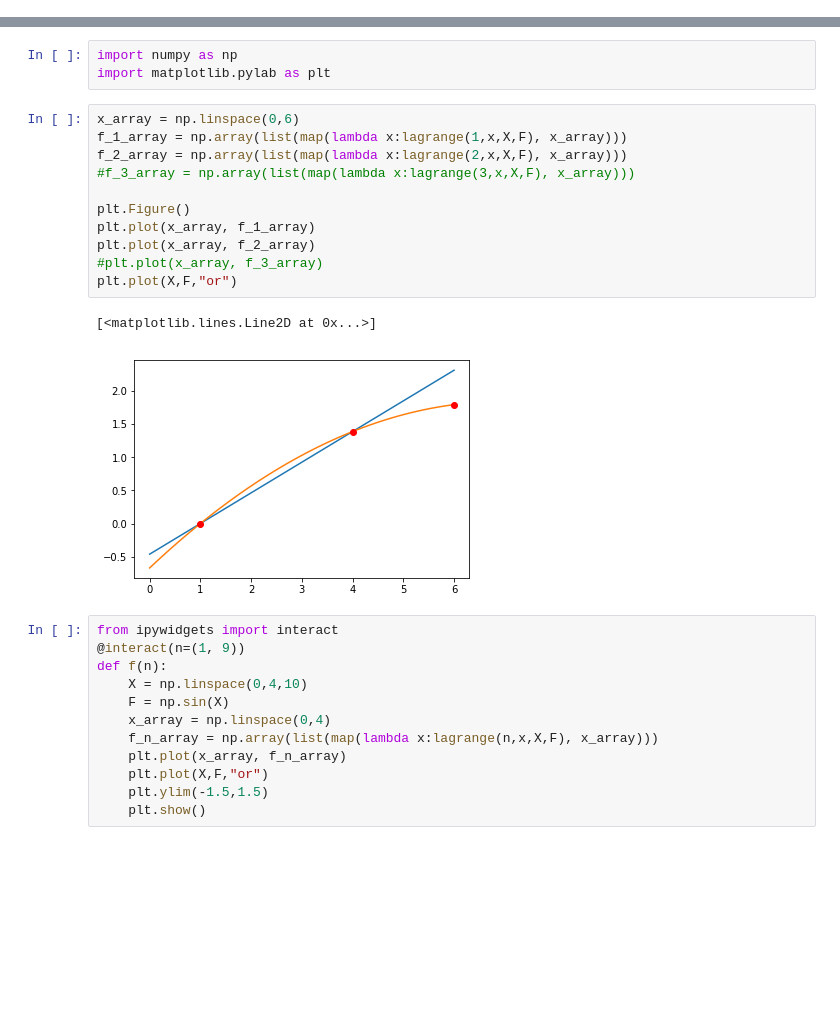
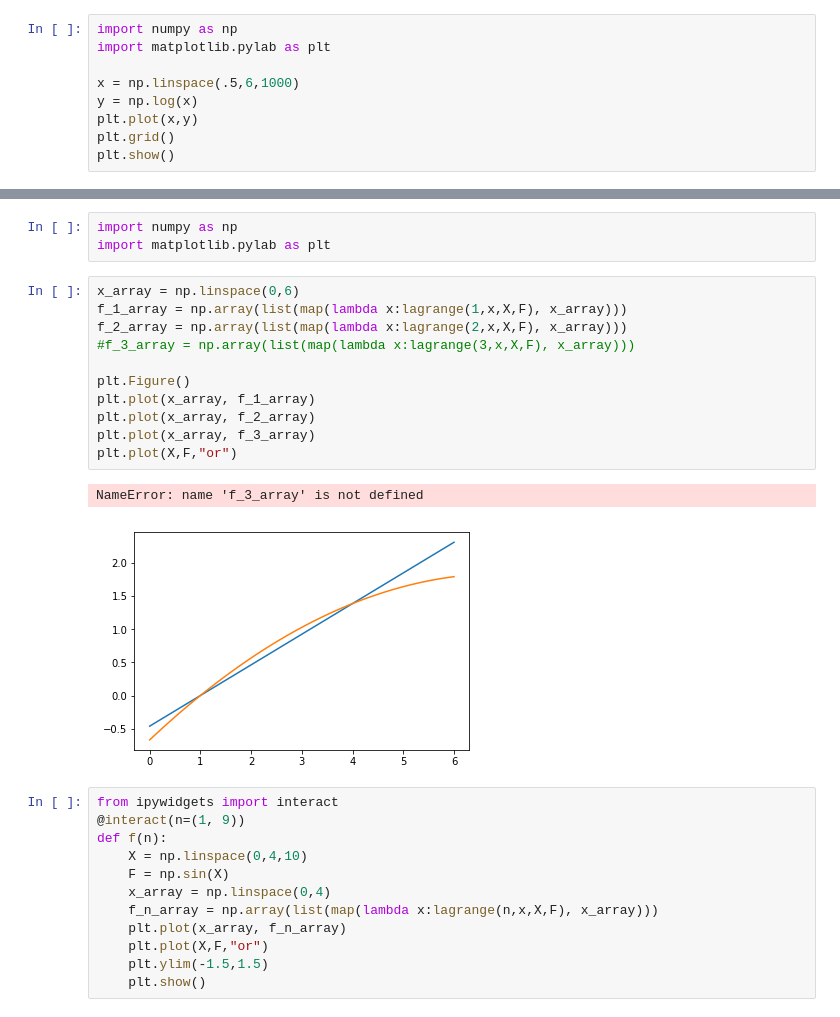
Before and after one commit to stivio00/NumericalMethodsJupyter, a Jupyter notebook: 6_Interpolacion.ipynb, the cells around one changed output, grey strips where cells are left out. Saved outputs shown, nothing was run; the diff lists cells and outputs as text; blank space fills up the shorter version.

```diff
--- a/6_Interpolacion.ipynb
+++ b/6_Interpolacion.ipynb
@@ -9,0 +17,9 @@ En el caso de la regresión, son metodos que *aproximan* un modelo(es decir un l
+# %%
+import numpy as np
+import matplotlib.pylab as plt
+
+x = np.linspace(.5,6,1000)
+y = np.log(x)
+plt.plot(x,y)
+plt.grid()
+plt.show()
@@ -55,17 +123,17 @@ import matplotlib.pylab as plt
 # %%
 x_array = np.linspace(0,6)
 f_1_array = np.array(list(map(lambda x:lagrange(1,x,X,F), x_array)))
 f_2_array = np.array(list(map(lambda x:lagrange(2,x,X,F), x_array)))
 #f_3_array = np.array(list(map(lambda x:lagrange(3,x,X,F), x_array)))
 
 plt.Figure()
 plt.plot(x_array, f_1_array)
 plt.plot(x_array, f_2_array)
-#plt.plot(x_array, f_3_array)
+plt.plot(x_array, f_3_array)
 plt.plot(X,F,"or")
 # %% [output]
-[<matplotlib.lines.Line2D at 0x...>]
+NameError: name 'f_3_array' is not defined
-[figure, old version]
+[figure, new version]
 # %%
 from ipywidgets import interact
 @interact(n=(1, 9))
```
Also changed, not shown: parts of 13 cells of this notebook, 2 other files.
